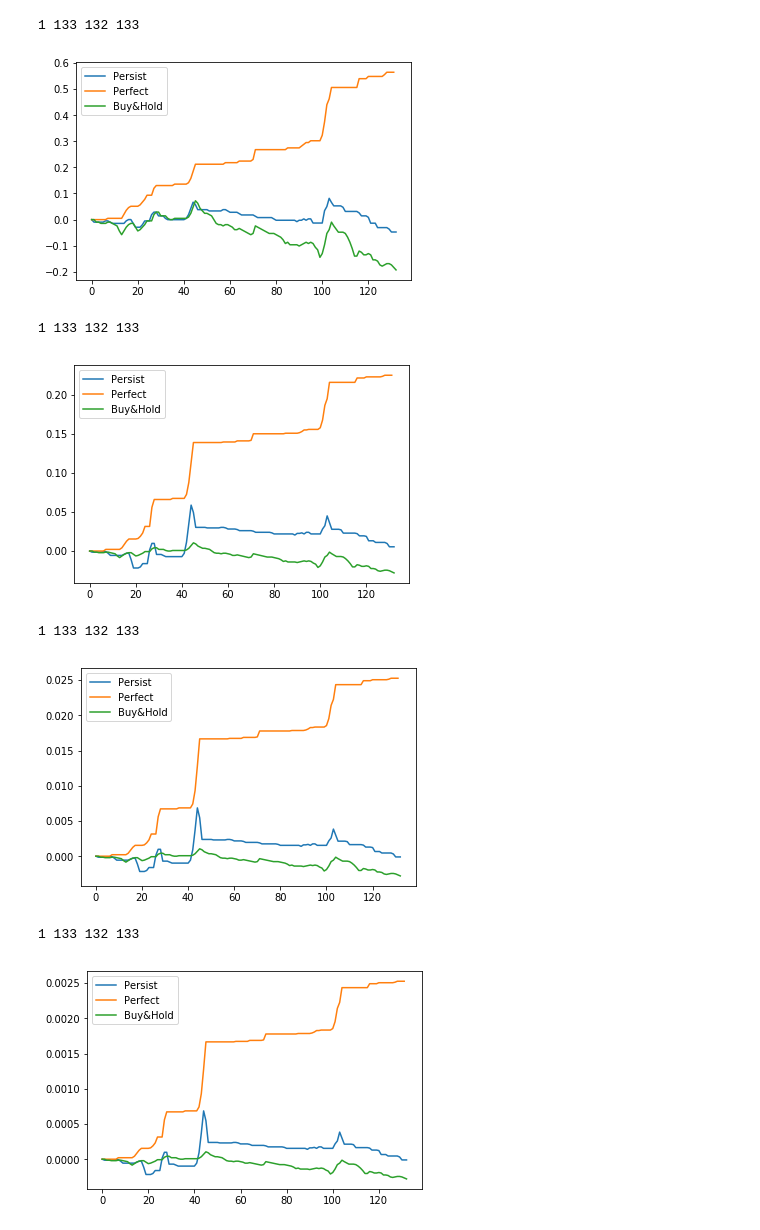
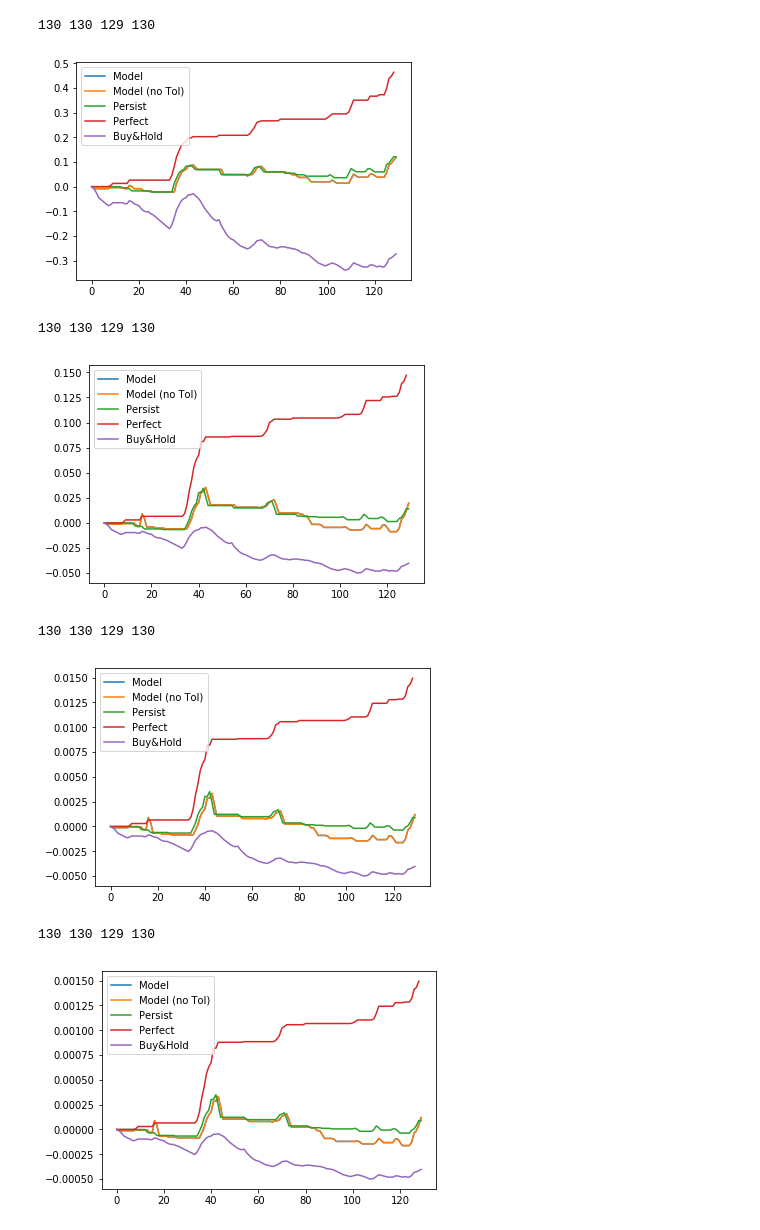
Before and after one commit to rmmartin02/OSRS_Research, a Jupyter notebook: ML/OSRS/Classification.ipynb, the cells around one changed output. Cells and saved outputs as stored; diff of their text form; code cells hidden in the pictures.

```diff
--- a/ML/OSRS/Classification.ipynb
+++ b/ML/OSRS/Classification.ipynb
@@ -121,6 +242,7 @@ x_train = np.array(x[:s1])
 y_train = np.array(y[:s1])
 x_val = np.array(x[s1:s2])
 y_val = np.array(y[s1:s2])
+p_val = np.array(p[s1:s2])
 x_test = np.array(x[s2:])
 y_test = np.array(y[s2:])
 p_test = np.array(p[s2:])
@@ -149,7 +271,7 @@ plt.show()
 # %%
 model = Sequential()
-model.add(Dense(10, input_dim=size, activation='relu'))
-model.add(Dense(10, input_dim=size, activation='relu'))
+model.add(Dense(int(size*3), input_dim=size, activation='relu'))
+#model.add(Dense(int(size*2), activation='relu'))
 model.add(Dense(1, activation='sigmoid'))
 print(model.summary())
 # %% [output]
@@ -157,12 +290,10 @@ NameError: name 'Sequential' is not defined
 # %%
 model.compile(loss='binary_crossentropy',
-              optimizer='rmsprop',
+              optimizer='adam',
               metrics=['accuracy'])
 
 history = model.fit(x_train, y_train,
             validation_data=(x_val,y_val),
             epochs=50,
-            batch_size=10)
-score = model.evaluate(x_test, y_test, batch_size=1)
-print(score)
+            batch_size=4)
 # %% [output]
@@ -215,21 +388,31 @@ NameError: name 'model' is not defined
 # %%
+import util.trading_systems as ts
+
 bl = int(items.getInfo(item)['buyLimit'])
 print(len(x_test),len(y_test),len(p_test))
 budgets = [10**5,10**6,10**7,10**8,10**9]
 mpBest = [([-100],-1)] * len(budgets)
+mpBestNoT = [[-100]] * len(budgets)
 ppBest = [[-100]] * len(budgets)
 bhBest = [[-100]] * len(budgets)
 perBest = [[-100]] * len(budgets)
-#yp = model.predict(x_test)
+
+yp = model.predict(x_val)
+for b in range(len(budgets)):
+    t = 0
+    for i in range(10):
+        mp = ts.modelProfit(t,yp,p_val,bl,budgets[b])
+        if mp[-1]>mpBest[b][0][-1] and mp[-1]!=0.0:
+            mpBest[b] = (mp,t)
+        t += .02
+
+yp = model.predict(x_test)
 for b in range(len(budgets)):
     print(budgets[b])
     t = 0
-    bhBest[b] = buyAndHold(p_test,bl,budgets[b])
-    ppBest[b] = perfectProfit(y_test,p_test,bl,budgets[b])
-    perBest[b] = persistanceProfit(y_test,p_test,bl,budgets[b])
-    #for i in range(10):
-        #mp = modelProfit(t,yp,p_test,bl,budgets[b])
-        #if mp[-1]>mpBest[b][0][-1] and mp[-1]!=0.0:
-         #   mpBest[b] = (mp,t)
-        #t += .02
+    bhBest[b] = ts.buyAndHold(p_test,bl,budgets[b])
+    ppBest[b] = ts.perfectProfit(y_test,p_test,bl,budgets[b])
+    perBest[b] = ts.persistanceProfit(y_test,p_test,bl,budgets[b])
+    mpBest[b] = (ts.modelProfit(mpBest[b][1],yp,p_test,bl,budgets[b]),mpBest[b][1])
+    mpBestNoT[b] = ts.modelProfit(0,yp,p_test,bl,budgets[b])
 # %% [output]
@@ -267,7 +451,8 @@ for b in range(len(budgets)):
 # %%
 for b in range(len(budgets)):
     print(len(mpBest[b][0]),len(perBest[b]),len(ppBest[b]),len(bhBest[b]))
-    #plt.plot(mpBest[b][0],label='Model')
+    plt.plot(mpBest[b][0],label='Model')
+    plt.plot(mpBestNoT[b],label='Model (no Tol)')
     plt.plot(perBest[b],label='Persist')
     plt.plot(ppBest[b],label='Perfect')
     plt.plot(bhBest[b],label='Buy&Hold')
@@ -279,8 +464,8 @@ for b in range(len(budgets)):
-1 133 132 133
+130 130 129 130
-[figure, old version]
+[figure, new version]
-1 133 132 133
+130 130 129 130
-[figure, old version]
+[figure, new version]
-1 133 132 133
+130 130 129 130
-[figure, old version]
+[figure, new version]
-1 133 132 133
+130 130 129 130
-[figure, old version]
+[figure, new version]
```
Also changed, not shown: parts of 27 cells of this notebook, 4 other files.
